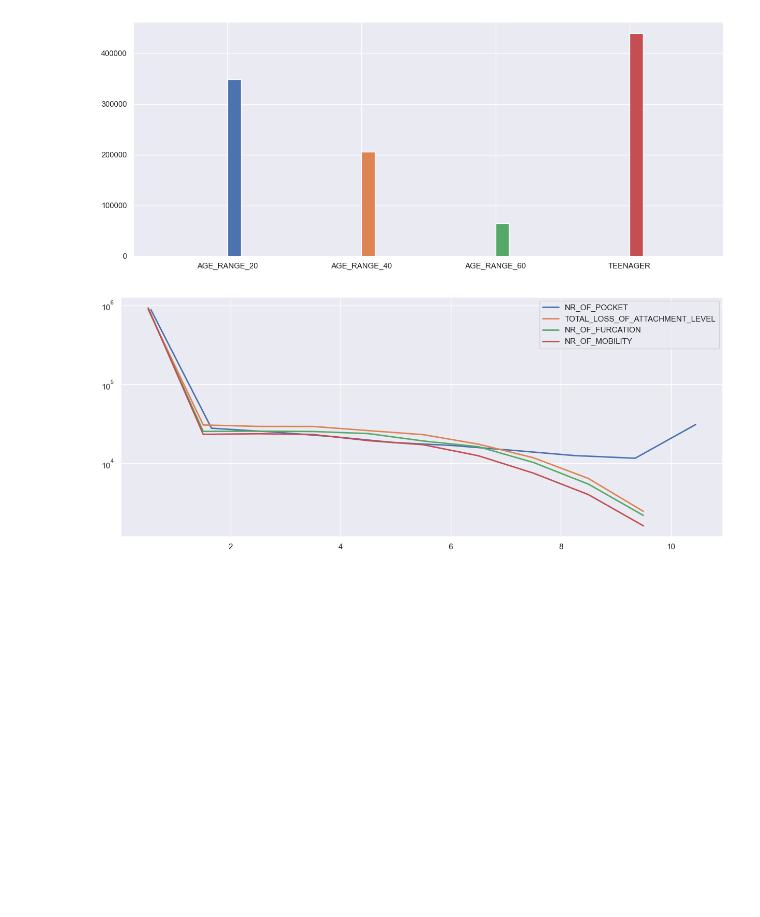
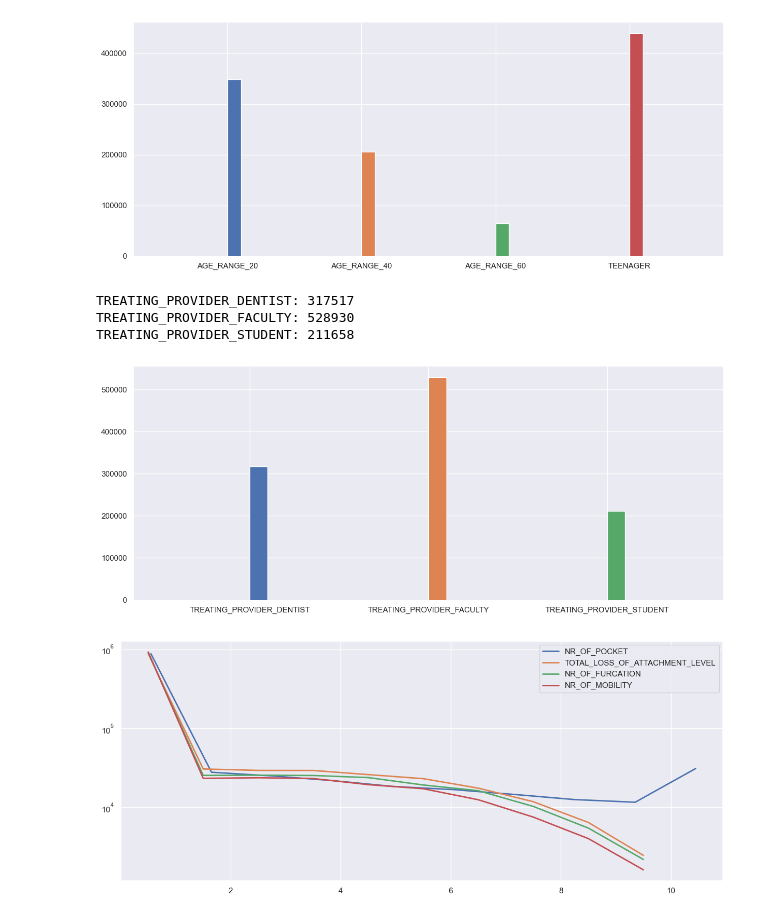
Before and after one commit to KrokanteKrab/Parodontitis, a Jupyter notebook: python-env/notebooks/analysis.ipynb, the cells around one changed output. Cells and saved outputs as stored; diff of their text form; code cells hidden in the pictures; blank space fills up the shorter version.

```diff
--- a/python-env/notebooks/analysis.ipynb
+++ b/python-env/notebooks/analysis.ipynb
@@ -108,6 +105,23 @@ AGE_RANGE_40: 205447
 AGE_RANGE_60: 64509
 TEENAGER: 439815
 [figure]
+# %%
+features = ['TREATING_PROVIDER_DENTIST', 'TREATING_PROVIDER_FACULTY', 'TREATING_PROVIDER_STUDENT']
+
+for feature in features:
+    mask = df[feature] > 0
+    amount = len(df[mask])
+    print(f"{feature}: {amount}")
+    lst = [feature] * amount
+    plt.hist(lst, label=feature)
+
+
+plt.show()
+# %% [output]
+TREATING_PROVIDER_DENTIST: 317517
+TREATING_PROVIDER_FACULTY: 528930
+TREATING_PROVIDER_STUDENT: 211658
+[figure, added]
 # %%
 features = ['NR_OF_POCKET', 'TOTAL_LOSS_OF_ATTACHMENT_LEVEL', 'NR_OF_FURCATION', 'NR_OF_MOBILITY']
 
```
Also changed, not shown: parts of 1 cell of this notebook.
